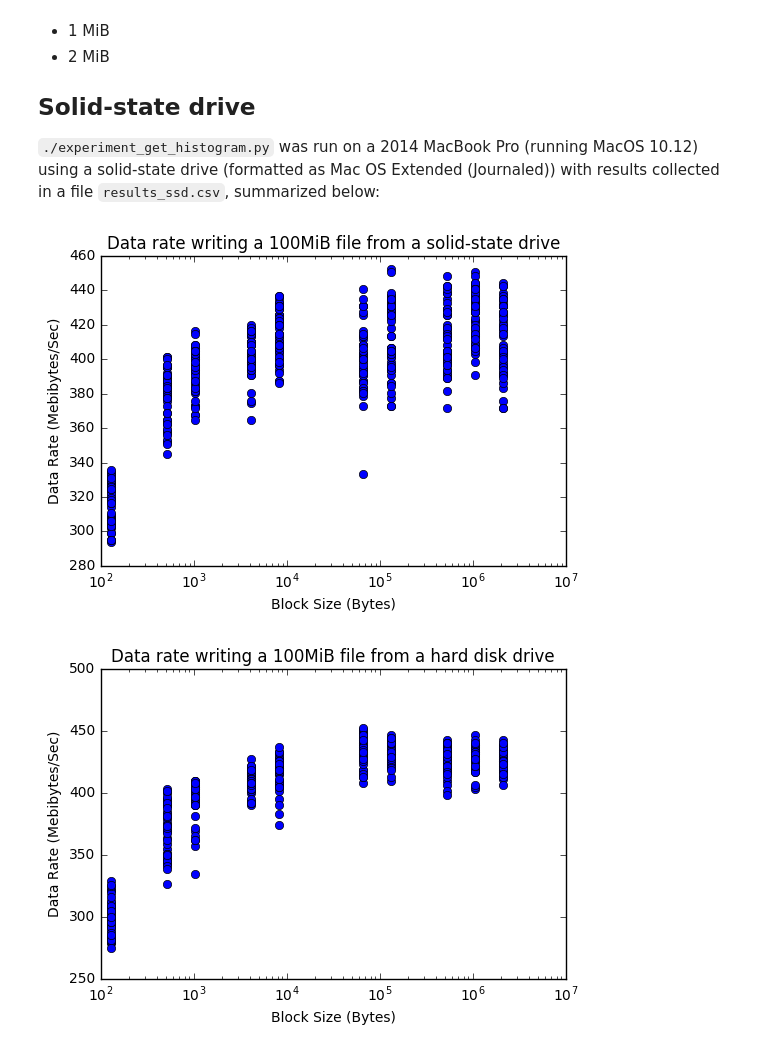
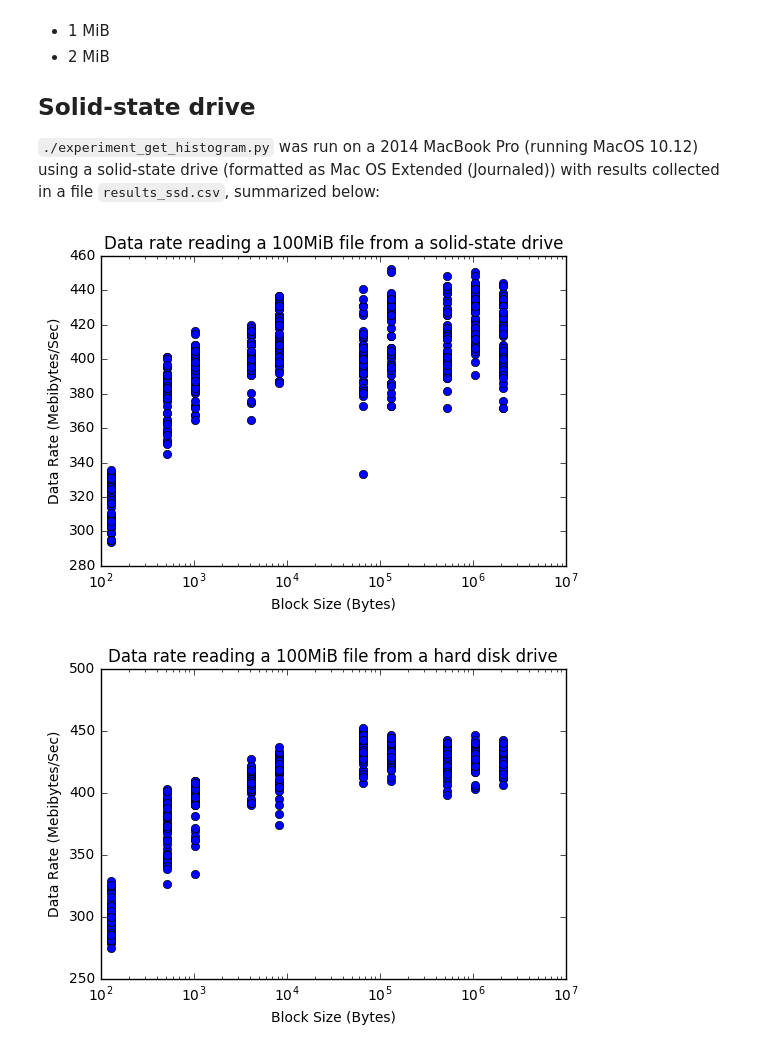
Before and after one commit to elliottsj/csc443-a1, a Jupyter notebook: CSC443 Assignment 1.ipynb, the cells around one changed output. Drawn from its saved outputs; the diff is of its cells as text; code cells hidden in the pictures.

```diff
--- a/CSC443 Assignment 1.ipynb
+++ b/CSC443 Assignment 1.ipynb
@@ -145,21 +149,21 @@ We experimented reading a 100-mebibyte (MiB) file from to four different mediums
 # %%
 %matplotlib inline
 
 with open('./results_ssd_read.csv') as csvfile:
     x, y, rates = get_data(csvfile)
 
     plt.title(
-        'Data rate writing a 100MiB file ' +
+        'Data rate reading a 100MiB file ' +
         'from a solid-state drive'
     )
     plt.xlabel('Block Size (Bytes)')
     plt.ylabel('Data Rate (Mebibytes/Sec)')
     plt.xscale('log')
     plt.plot(x, rates, 'bo')
 
     plt.show()
 # %% [output]
-[figure, old version]
+[figure, new version]
 # %%
 %matplotlib inline
 
@@ -167,7 +171,7 @@ with open('./results_hdd_read.csv') as csvfile:
     x, y, rates = get_data(csvfile)
 
     plt.title(
-        'Data rate writing a 100MiB file ' +
+        'Data rate reading a 100MiB file ' +
         'from a hard disk drive'
     )
     plt.xlabel('Block Size (Bytes)')
@@ -177,7 +181,7 @@ with open('./results_hdd_read.csv') as csvfile:
 
     plt.show()
 # %% [output]
-[figure, old version]
+[figure, new version]
 # %%
 %matplotlib inline
 
```
Also changed, not shown: parts of 4 cells of this notebook.
